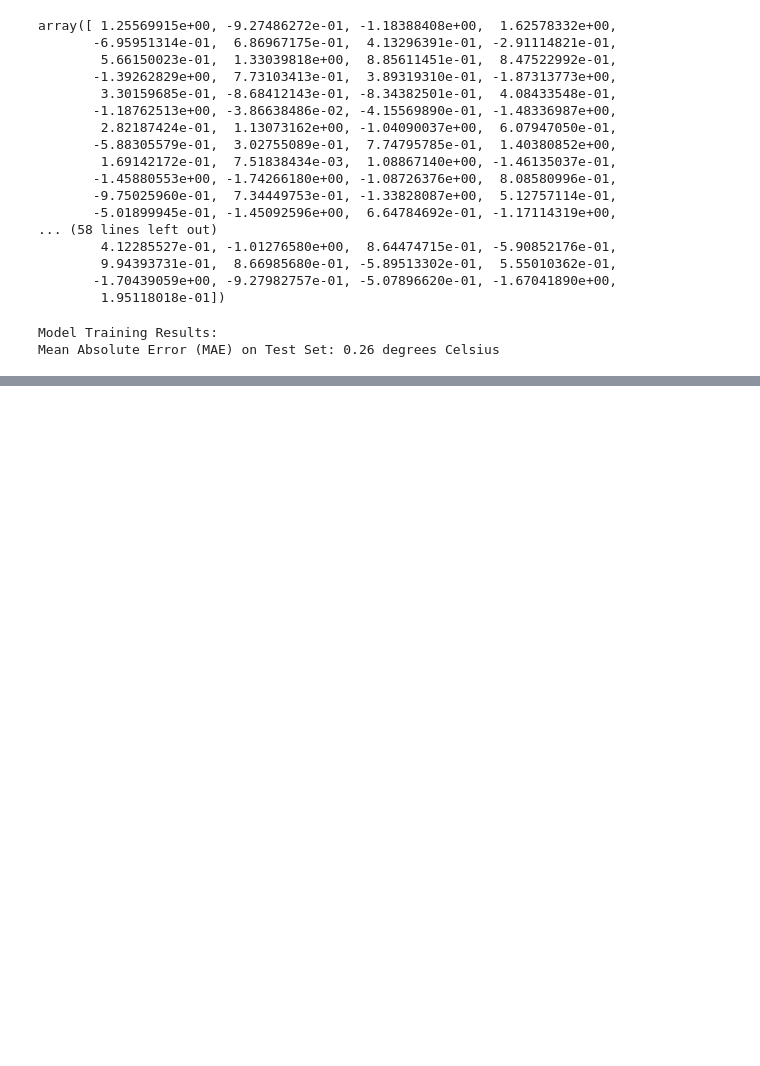
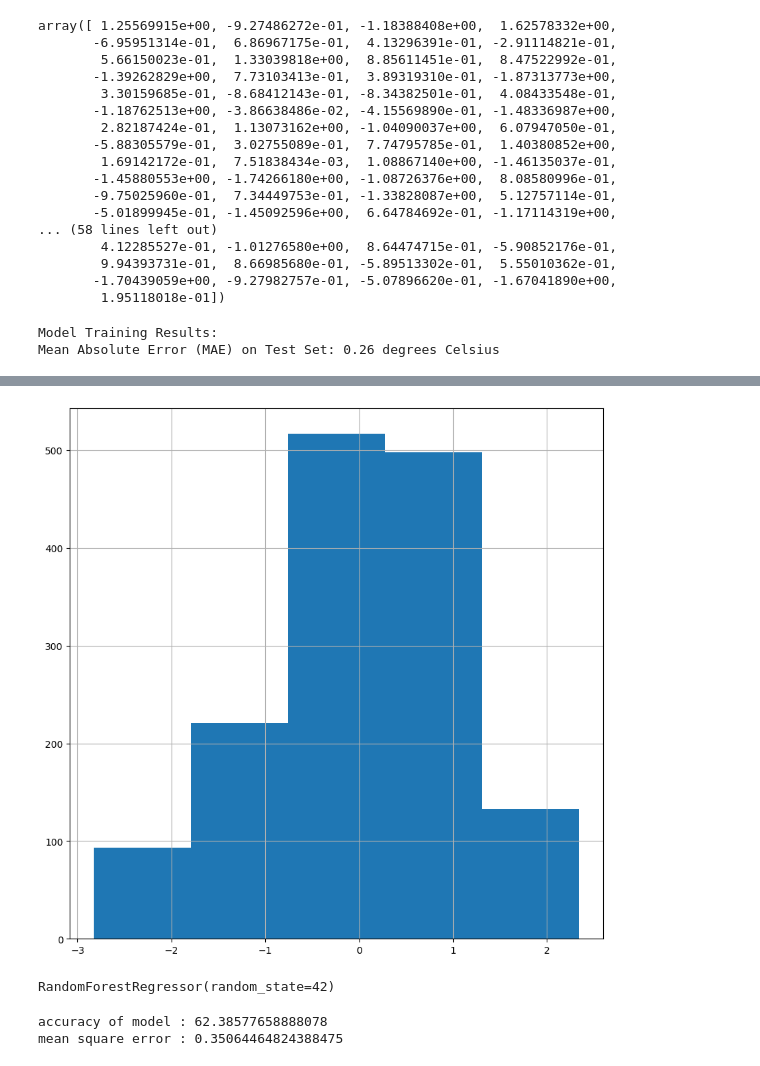
Before and after one commit to harishraj2108/prediction--project, a Jupyter notebook: climate_prediction.ipynb, the cells around one changed output, grey strips where cells are left out. Saved outputs shown, nothing was run; the diff lists cells and outputs as text; code cells hidden in the pictures; blank space fills up the shorter version.

```diff
--- a/climate_prediction.ipynb
+++ b/climate_prediction.ipynb
@@ -227,0 +234,3 @@ Mean Absolute Error (MAE) on Test Set: 0.26 degrees Celsius
+# %%
+a = df.drop('humidity',axis = 1)
+b = df['humidity']
@@ -227,0 +270,5 @@ Mean Absolute Error (MAE) on Test Set: 0.26 degrees Celsius
+# %%
+b.hist(figsize=(10,10),bins =5)
+plt.show()
+# %% [output]
+[figure, added]
@@ -227,0 +278,7 @@ Mean Absolute Error (MAE) on Test Set: 0.26 degrees Celsius
+# %%
+from sklearn.ensemble import RandomForestRegressor
+
+model = RandomForestRegressor(random_state=42)
+model.fit(a_train.drop('date', axis=1),b_train)
+# %% [output]
+RandomForestRegressor(random_state=42)
@@ -227,0 +289,8 @@ Mean Absolute Error (MAE) on Test Set: 0.26 degrees Celsius
+# %%
+mean = mean_squared_error(b_test,b_pred)
+accuracy  = r2_score(b_test,b_pred)
+print( "accuracy of model :",accuracy*100)
+print("mean square error :",mean)
+# %% [output]
+accuracy of model : 62.38577658888078
+mean square error : 0.35064464824388475
```
Also changed, not shown: parts of 31 cells of this notebook.
